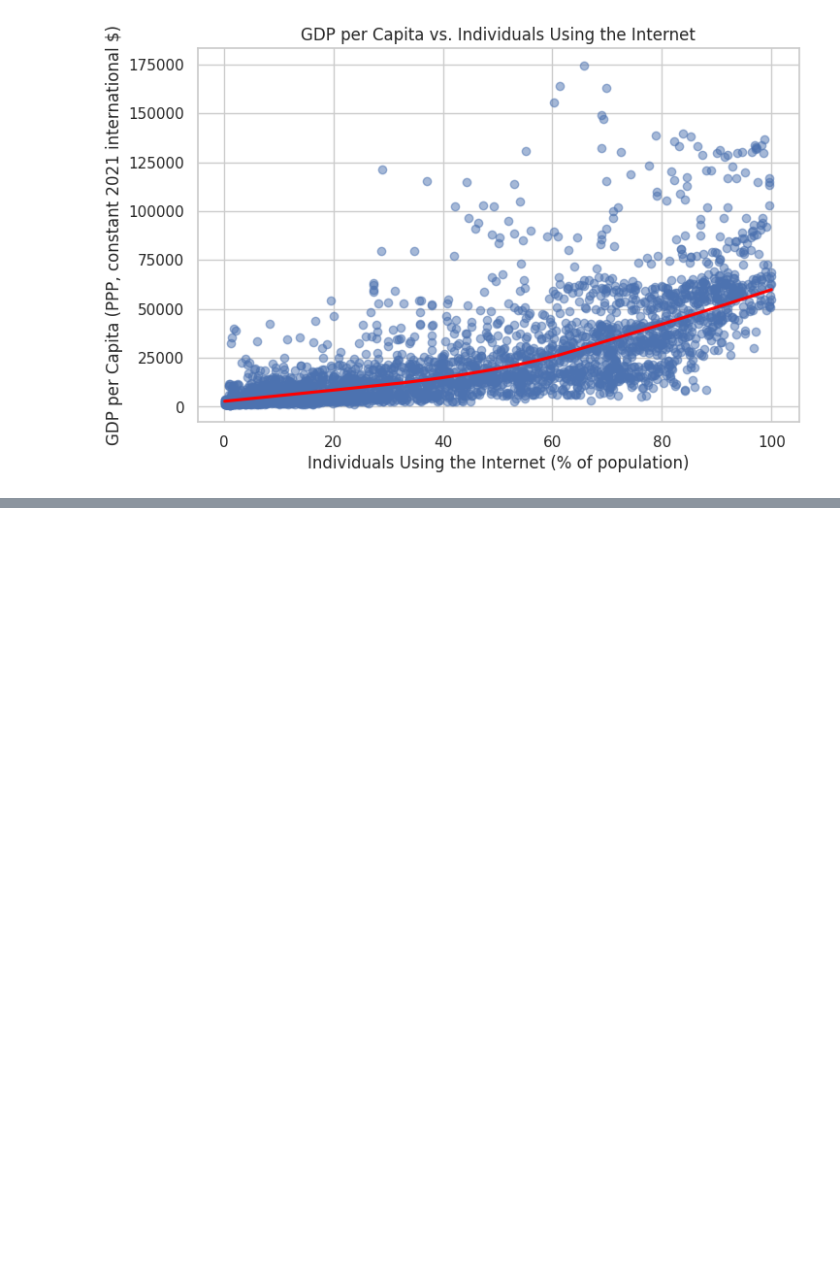
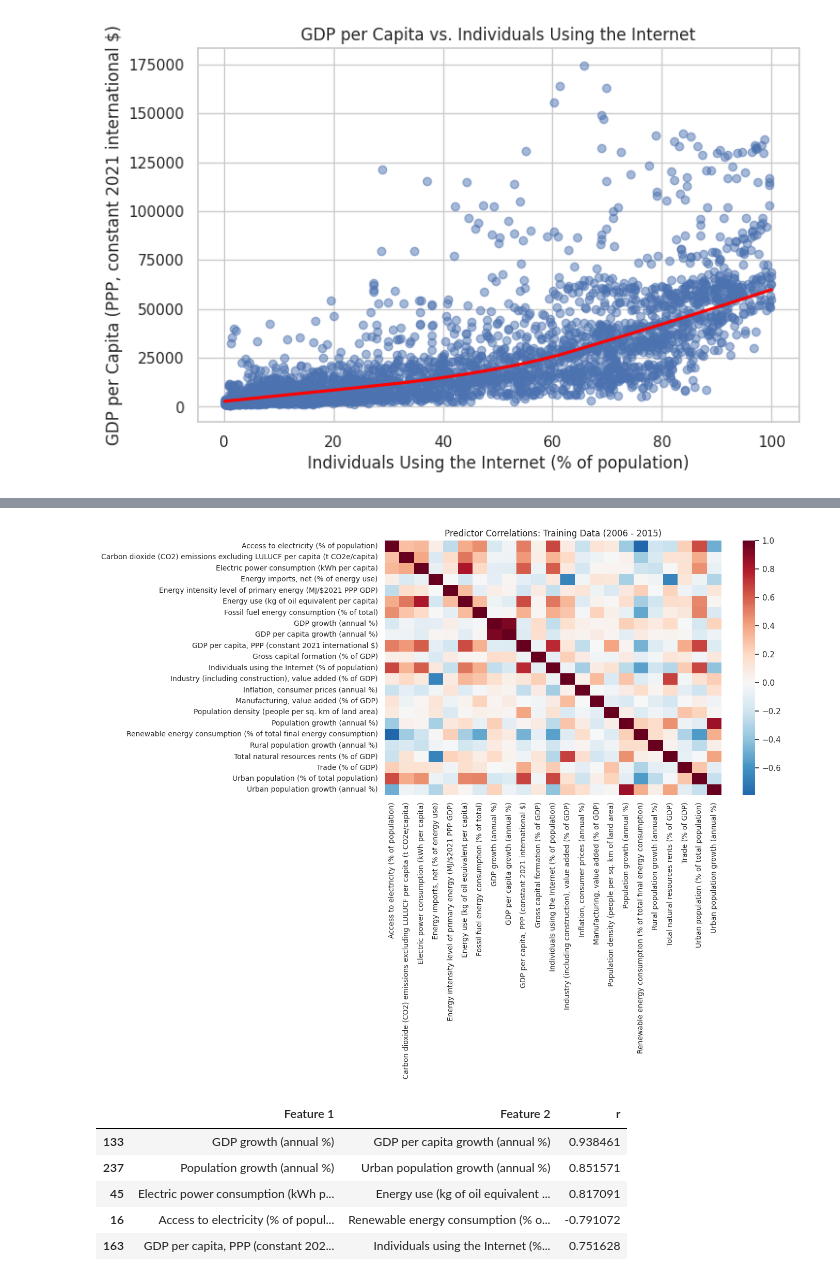
Before and after one commit to abijeet-dhillon/data601_project, a Jupyter notebook: notebooks/DATA601_Project.ipynb, the cells around one changed output, grey strips where cells are left out. Cells and saved outputs as stored; diff of their text form; code cells hidden in the pictures; blank space fills up the shorter version.

```diff
--- a/notebooks/DATA601_Project.ipynb
+++ b/notebooks/DATA601_Project.ipynb
@@ -797,0 +790,6 @@ Dataset limitations: This the dataset has missing values for some indicators and
+# %%
+# Define X
+remove_cols = ["Country Name","Year","Next_Year","GDP_next_year"]
+X = df_ml.drop(columns=remove_cols).copy()
+print("X shape:", X.shape)
+print(X.dtypes) #Recheck to the type of variables
@@ -797,0 +870,9 @@ Dataset limitations: This the dataset has missing values for some indicators and
+# %%
+# Columns with missing values
+missing_cols = X_train.columns[X_train.isna().any()]
+
+# Add missing indicators: 1 = missing, 0 = not missing
+for col in missing_cols:
+    X_train["missing_" + col] = X_train[col].isna().astype(int)
+    X_val["missing_" + col] = X_val[col].isna().astype(int)
+    X_test["missing_" + col] = X_test[col].isna().astype(int)
@@ -797,0 +1003,33 @@ Dataset limitations: This the dataset has missing values for some indicators and
+# %%
+# Correlation matrix
+# set seed and remove rural population and features starting with missing
+seed = 313
+exclude_rural = ['Rural population (% of total population)', 'missing_Rural population (% of total population)']
+all_features = [col for col in X_train.columns if col not in exclude_rural]
+orig_features = [col for col in all_features if not col.startswith('missing_')]
+
+# plot correlation matrix heatmap
+corr = X_train[orig_features].corr()
+plt.figure(figsize = (14, 11))
+sns.heatmap(corr, cmap = 'RdBu_r', center = 0)
+plt.title('Predictor Correlations: Training Data (2006 - 2015)')
+plt.xticks(rotation = 90, fontsize = 10)
+plt.yticks(fontsize = 10)
+plt.tight_layout()
+plt.show()
+
+# list highly correlated pairs
+pairs1 = corr.where(np.triu(np.ones(corr.shape), k=1).astype(bool))
+pairs2 = pairs1.stack().rename('r').reset_index()
+pairs2.columns = ['Feature 1', 'Feature 2', 'r']
+pairs3 = pairs2.reindex(pairs2['r'].abs().sort_values(ascending=False).index)
+strong_pairs = pairs3.loc[pairs3['r'].abs() >= 0.70]
+display(strong_pairs)
+# %% [output]
+[figure, added]
+|  | Feature 1 | Feature 2 | r |
+| 133 | GDP growth (annual %) | GDP per capita growth (annual %) | 0.938461 |
+| 237 | Population growth (annual %) | Urban population growth (annual %) | 0.851571 |
+| 45 | Electric power consumption (kWh p... | Energy use (kg of oil equivalent ... | 0.817091 |
+| 16 | Access to electricity (% of popul... | Renewable energy consumption (% o... | -0.791072 |
+| 163 | GDP per capita, PPP (constant 202... | Individuals using the Internet (%... | 0.751628 |
```
Also changed, not shown: parts of 170 cells of this notebook, 10 other files.
